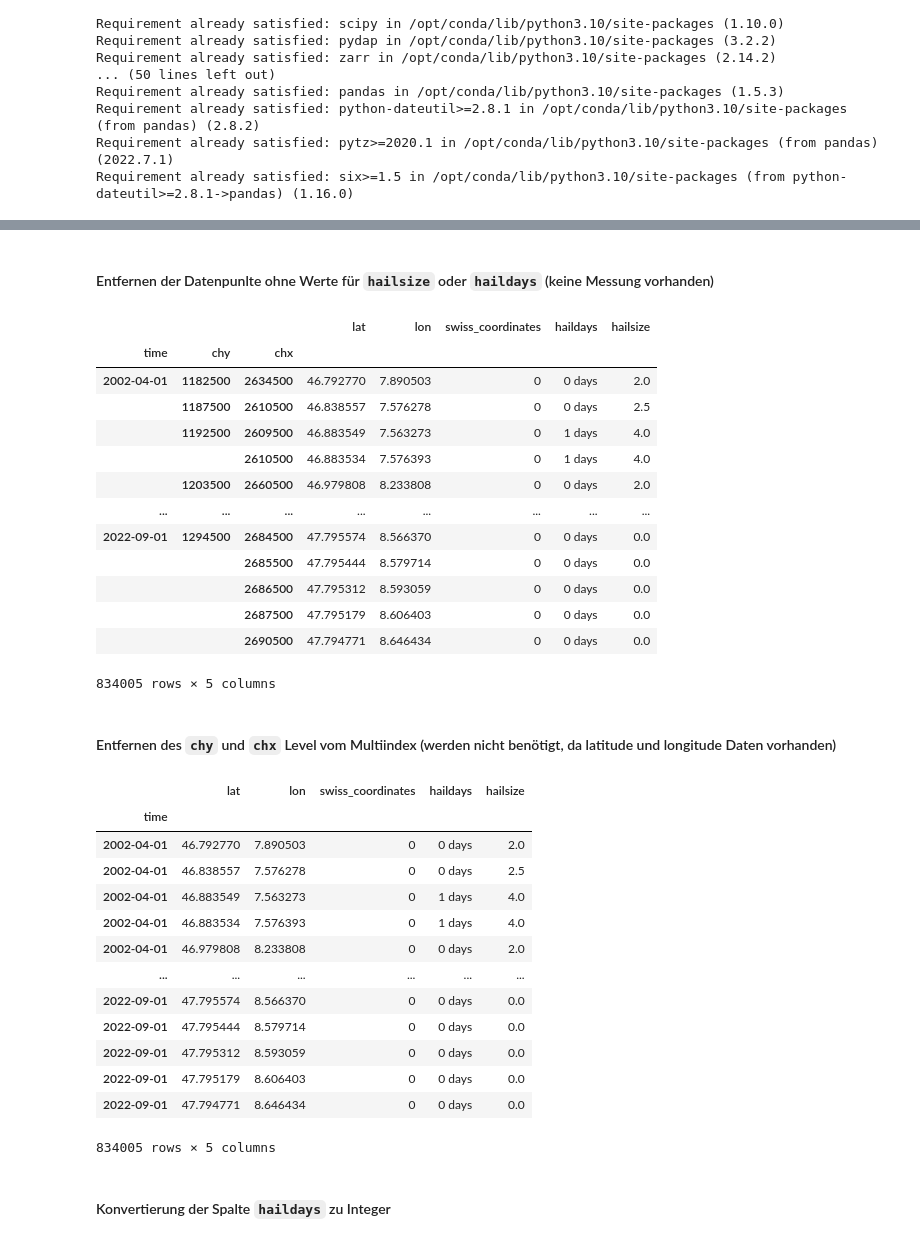
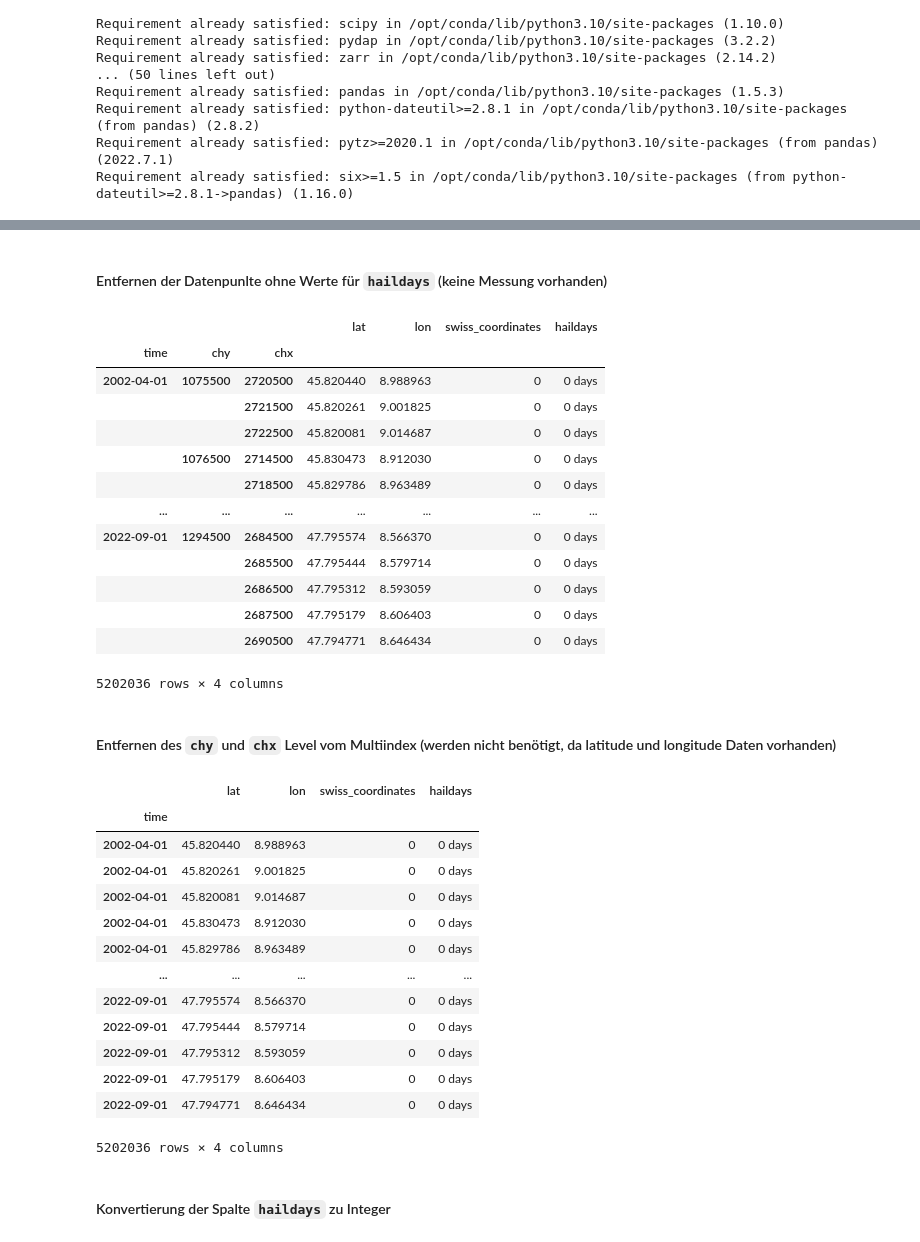
Before and after one commit to aminkarbassi/CAS_IE_Scripting, a Jupyter notebook: 0_Hageldaten_Download.ipynb, the cells around one changed output, grey strips where cells are left out. Drawn from its saved outputs; the diff is of its cells as text; code cells hidden in the pictures.

Commit message:
Removed hailsize data from 0_Hageldaten_Download.ipynb

```diff
--- a/0_Hageldaten_Download.ipynb
+++ b/0_Hageldaten_Download.ipynb
@@ -146,9 +134,8 @@ import numpy as np
 # %%
 haildays_ds = xr.open_dataset(raw_data_path / haildays_per_month_file)
-hailsize_ds = xr.open_dataset(raw_data_path / hailsize_per_month_file)
 
-df_haildays = haildays_ds.to_dataframe()
-df_hailsize = hailsize_ds.to_dataframe()
+df_hail = haildays_ds.to_dataframe()
+df_hail
 # %% [output]
 Cannot find the ecCodes library
   warnings.warn(f"Engine {name!r} loading failed:\n{ex}", RuntimeWarning)
@@ -191,3 +155,0 @@ df_hailsize
-# %%
-df_hail = df_haildays.merge(df_hailsize["hailsize"], how="inner", left_index=True, right_index=True)
-df_hail
@@ -209,44 +156,43 @@ df_hail
 # %% [markdown]
-#### Entfernen der Datenpunlte ohne Werte für `hailsize` oder `haildays` (keine Messung vorhanden)
+#### Entfernen der Datenpunlte ohne Werte für `haildays` (keine Messung vorhanden)
 # %%
 df_hail = df_hail[~df_hail.haildays.isna()]
-df_hail = df_hail[~df_hail.hailsize.isna()]
 df_hail
 # %% [output]
-|  |  |  | lat | lon | swiss_coordinates | haildays | hailsize |
-| time | chy | chx |  |  |  |  |  |
-| 2002-04-01 | 1182500 | 2634500 | 46.792770 | 7.890503 | 0 | 0 days | 2.0 |
-|  | 1187500 | 2610500 | 46.838557 | 7.576278 | 0 | 0 days | 2.5 |
-|  | 1192500 | 2609500 | 46.883549 | 7.563273 | 0 | 1 days | 4.0 |
-|  |  | 2610500 | 46.883534 | 7.576393 | 0 | 1 days | 4.0 |
-|  | 1203500 | 2660500 | 46.979808 | 8.233808 | 0 | 0 days | 2.0 |
-| ... | ... | ... | ... | ... | ... | ... | ... |
-| 2022-09-01 | 1294500 | 2684500 | 47.795574 | 8.566370 | 0 | 0 days | 0.0 |
-|  |  | 2685500 | 47.795444 | 8.579714 | 0 | 0 days | 0.0 |
-|  |  | 2686500 | 47.795312 | 8.593059 | 0 | 0 days | 0.0 |
-|  |  | 2687500 | 47.795179 | 8.606403 | 0 | 0 days | 0.0 |
-|  |  | 2690500 | 47.794771 | 8.646434 | 0 | 0 days | 0.0 |
+|  |  |  | lat | lon | swiss_coordinates | haildays |
+| time | chy | chx |  |  |  |  |
+| 2002-04-01 | 1075500 | 2720500 | 45.820440 | 8.988963 | 0 | 0 days |
+|  |  | 2721500 | 45.820261 | 9.001825 | 0 | 0 days |
+|  |  | 2722500 | 45.820081 | 9.014687 | 0 | 0 days |
+|  | 1076500 | 2714500 | 45.830473 | 8.912030 | 0 | 0 days |
+|  |  | 2718500 | 45.829786 | 8.963489 | 0 | 0 days |
+| ... | ... | ... | ... | ... | ... | ... |
+| 2022-09-01 | 1294500 | 2684500 | 47.795574 | 8.566370 | 0 | 0 days |
+|  |  | 2685500 | 47.795444 | 8.579714 | 0 | 0 days |
+|  |  | 2686500 | 47.795312 | 8.593059 | 0 | 0 days |
+|  |  | 2687500 | 47.795179 | 8.606403 | 0 | 0 days |
+|  |  | 2690500 | 47.794771 | 8.646434 | 0 | 0 days |
-834005 rows × 5 columns
+5202036 rows × 4 columns
 # %% [markdown]
 #### Entfernen des `chy` und `chx` Level vom Multiindex (werden nicht benötigt, da latitude und longitude Daten vorhanden)
 # %%
 df_hail.index = df_hail.index.droplevel([1, 2])
 df_hail
 # %% [output]
-|  | lat | lon | swiss_coordinates | haildays | hailsize |
-| time |  |  |  |  |  |
-| 2002-04-01 | 46.792770 | 7.890503 | 0 | 0 days | 2.0 |
-| 2002-04-01 | 46.838557 | 7.576278 | 0 | 0 days | 2.5 |
-| 2002-04-01 | 46.883549 | 7.563273 | 0 | 1 days | 4.0 |
-| 2002-04-01 | 46.883534 | 7.576393 | 0 | 1 days | 4.0 |
-| 2002-04-01 | 46.979808 | 8.233808 | 0 | 0 days | 2.0 |
-| ... | ... | ... | ... | ... | ... |
-| 2022-09-01 | 47.795574 | 8.566370 | 0 | 0 days | 0.0 |
-| 2022-09-01 | 47.795444 | 8.579714 | 0 | 0 days | 0.0 |
-| 2022-09-01 | 47.795312 | 8.593059 | 0 | 0 days | 0.0 |
-| 2022-09-01 | 47.795179 | 8.606403 | 0 | 0 days | 0.0 |
-| 2022-09-01 | 47.794771 | 8.646434 | 0 | 0 days | 0.0 |
+|  | lat | lon | swiss_coordinates | haildays |
+| time |  |  |  |  |
+| 2002-04-01 | 45.820440 | 8.988963 | 0 | 0 days |
+| 2002-04-01 | 45.820261 | 9.001825 | 0 | 0 days |
+| 2002-04-01 | 45.820081 | 9.014687 | 0 | 0 days |
+| 2002-04-01 | 45.830473 | 8.912030 | 0 | 0 days |
+| 2002-04-01 | 45.829786 | 8.963489 | 0 | 0 days |
+| ... | ... | ... | ... | ... |
+| 2022-09-01 | 47.795574 | 8.566370 | 0 | 0 days |
+| 2022-09-01 | 47.795444 | 8.579714 | 0 | 0 days |
+| 2022-09-01 | 47.795312 | 8.593059 | 0 | 0 days |
+| 2022-09-01 | 47.795179 | 8.606403 | 0 | 0 days |
+| 2022-09-01 | 47.794771 | 8.646434 | 0 | 0 days |
-834005 rows × 5 columns
+5202036 rows × 4 columns
 # %% [markdown]
 #### Konvertierung der Spalte `haildays` zu Integer
 # %%
```
Also changed, not shown: parts of 29 cells of this notebook.
